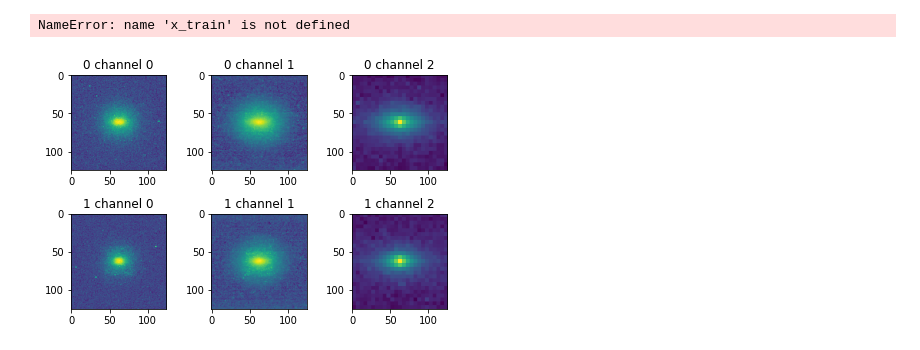
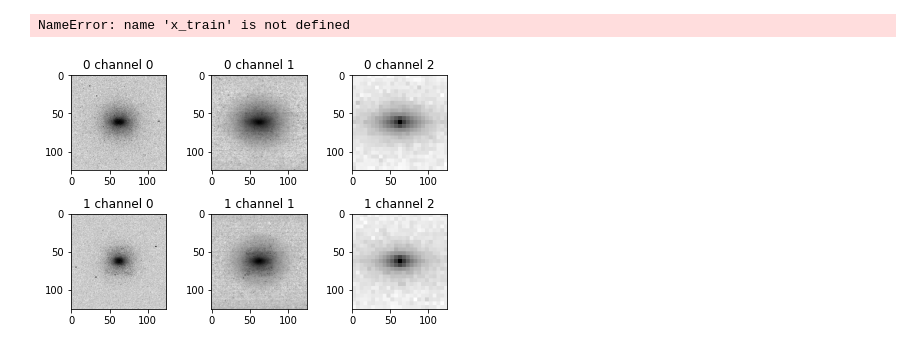
Before and after one commit to TomMago/hep-VQAE, a Jupyter notebook: notebooks/Quark-Gluon/Explore_Data.ipynb, the cells around one changed output. Saved outputs shown, nothing was run; the diff lists cells and outputs as text; code cells hidden in the pictures.

```diff
--- a/notebooks/Quark-Gluon/Explore_Data.ipynb
+++ b/notebooks/Quark-Gluon/Explore_Data.ipynb
@@ -55,24 +55,24 @@ y_train = f.get('y')[()]
 # %%
 fig, axs = plt.subplots(2,3)
 
-axs[0,0].imshow(np.average(x_train[y_train==0][:,:,:,0],0),norm=LogNorm())
+axs[0,0].imshow(np.average(x_train[y_train==0][:,:,:,0],0),norm=LogNorm(), cmap='binary')
 axs[0,0].title.set_text('0 channel 0')
 
-axs[0,1].imshow(np.average(x_train[y_train==0][:,:,:,1],0),norm=LogNorm())
+axs[0,1].imshow(np.average(x_train[y_train==0][:,:,:,1],0),norm=LogNorm(), cmap='binary')
 axs[0,1].title.set_text('0 channel 1')
 
-axs[0,2].imshow(np.average(x_train[y_train==0][:,:,:,2],0),norm=LogNorm())
+axs[0,2].imshow(np.average(x_train[y_train==0][:,:,:,2],0),norm=LogNorm(), cmap='binary')
 axs[0,2].title.set_text('0 channel 2')
 
-axs[1,0].imshow(np.average(x_train[y_train==1][:,:,:,0],0),norm=LogNorm())
+axs[1,0].imshow(np.average(x_train[y_train==1][:,:,:,0],0),norm=LogNorm(), cmap='binary')
 axs[1,0].title.set_text('1 channel 0')
 
-axs[1,1].imshow(np.average(x_train[y_train==1][:,:,:,1],0),norm=LogNorm())
+axs[1,1].imshow(np.average(x_train[y_train==1][:,:,:,1],0),norm=LogNorm(), cmap='binary')
 axs[1,1].title.set_text('1 channel 1')
 
-axs[1,2].imshow(np.average(x_train[y_train==1][:,:,:,2],0),norm=LogNorm())
+axs[1,2].imshow(np.average(x_train[y_train==1][:,:,:,2],0),norm=LogNorm(), cmap='binary')
 axs[1,2].title.set_text('1 channel 2')
 
 fig.tight_layout()
 # %% [output]
-[figure, old version]
+[figure, new version]
```
Also changed, not shown: parts of 6 cells of this notebook, 10 other files.
